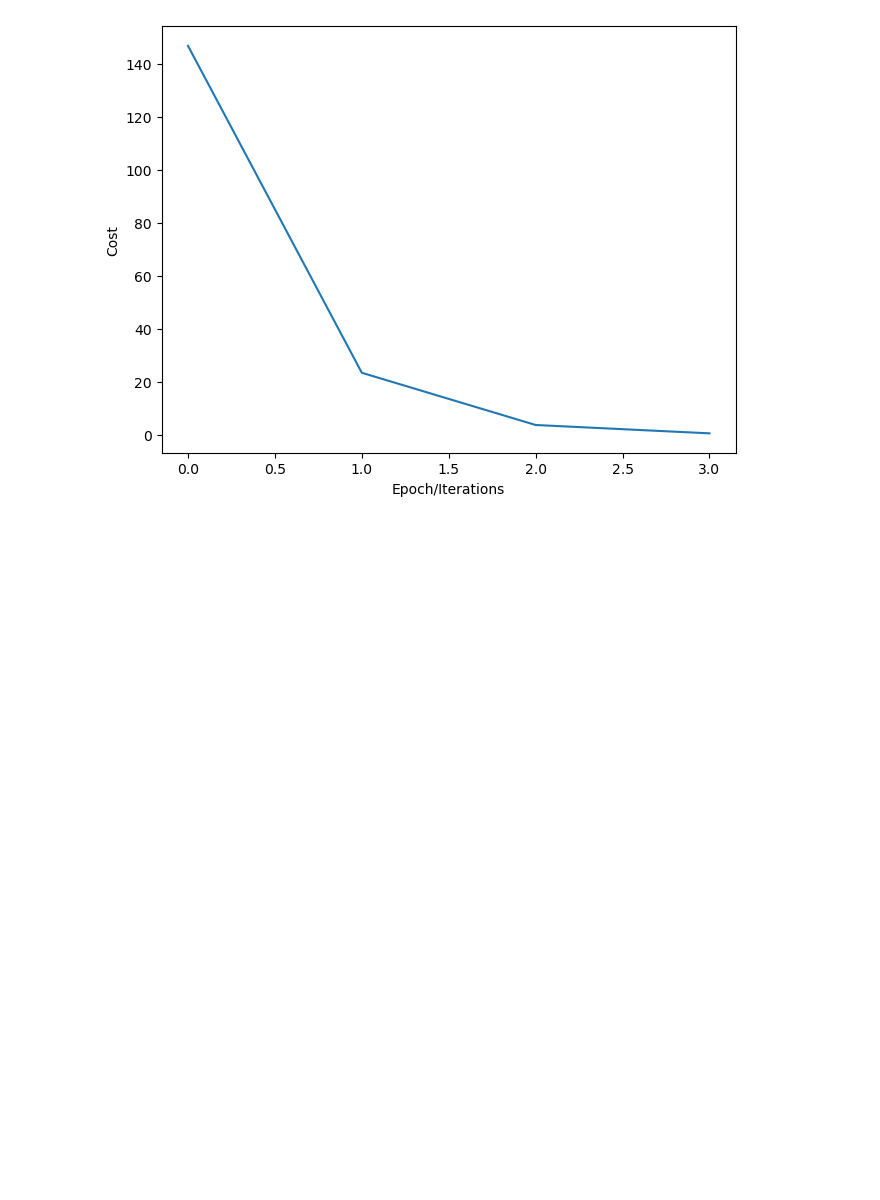
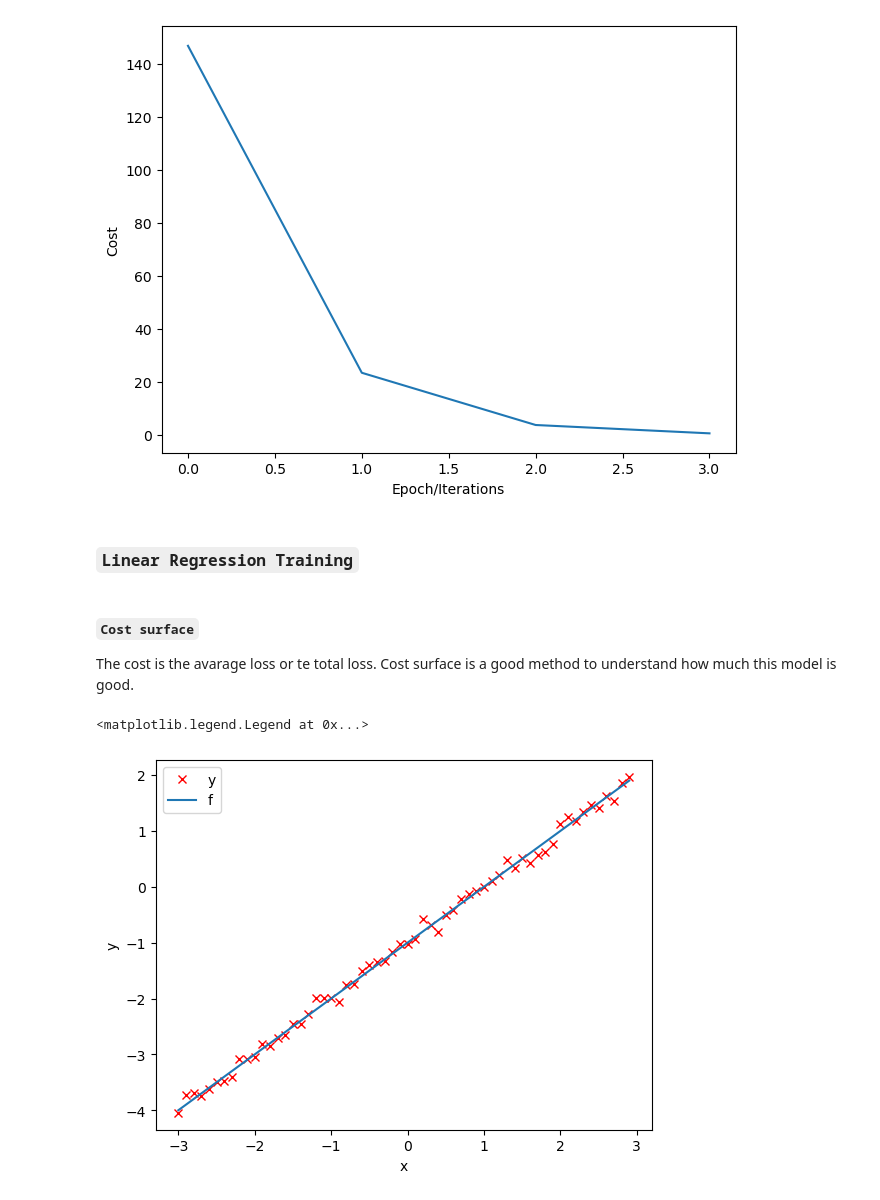
Before and after one commit to mehrankhosrojerdi/PyTorch, a Jupyter notebook: 4_Linear_Regression..ipynb, the cells around one changed output. Saved outputs shown, nothing was run; the diff lists cells and outputs as text; code cells hidden in the pictures; blank space fills up the shorter version.

Commit message:
linear regression is complited

```diff
--- a/4_Linear_Regression..ipynb
+++ b/4_Linear_Regression..ipynb
@@ -174,3 +175,8 @@ plt.ylabel("Cost")
 # %% [output]
 Text(38.097222222222214, 0.5, 'Cost')
 [figure]
+# %% [markdown]
+### `Linear Regression Training`
+# %% [markdown]
+#### `Cost surface`
+The cost is the avarage loss or te total loss. Cost surface is a good method to understand how much this model is good.
@@ -176,0 +267,19 @@ Text(38.097222222222214, 0.5, 'Cost')
+# %%
+# make dataset
+import torch
+# create f(x) with slope 1 and bias -1
+X = torch.arange(-3,3,0.1).view(-1,1)
+f = 1*X-1
+
+# add noise
+Y = f+0.1*torch.randn(X.size())
+
+# plot the line
+plt.plot(X.numpy(),Y.numpy(), 'rx',label = 'y')
+plt.plot(X.numpy(), f.numpy(), label = 'f')
+plt.xlabel('x')
+plt.ylabel('y')
+plt.legend()
+# %% [output]
+<matplotlib.legend.Legend at 0x...>
+[figure, added]
```
Also changed, not shown: parts of 7 cells of this notebook.
